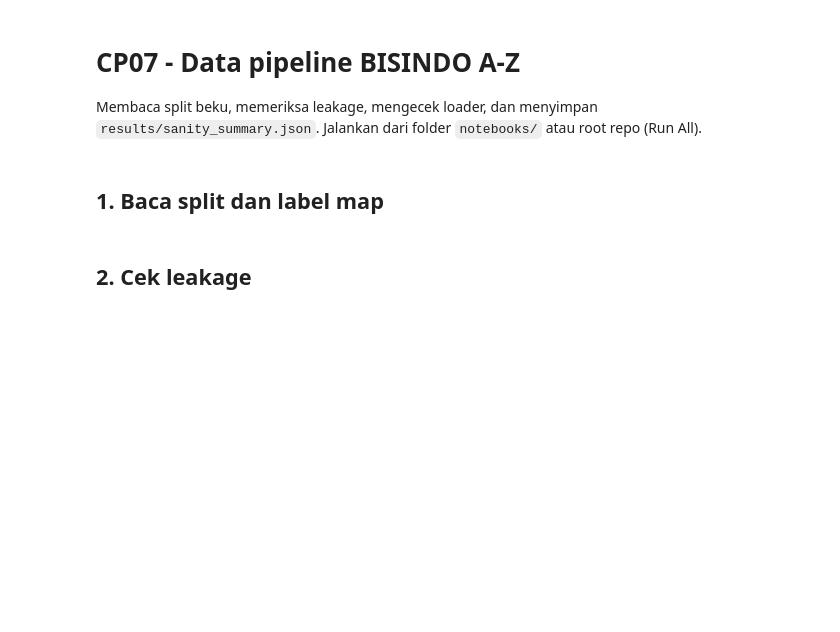
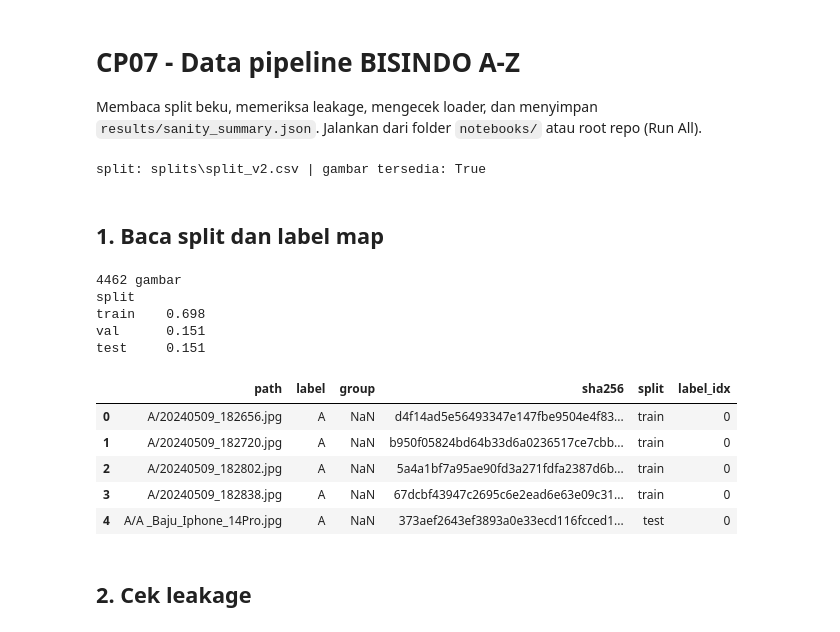
Before and after one commit to loeychanpy/Bisindo-cv, a Jupyter notebook: notebooks/bisindo_cp07_data_pipeline.ipynb, the cells around one changed output. Drawn from its saved outputs; the diff is of its cells as text; code cells hidden in the pictures; blank space fills up the shorter version.

```diff
--- a/notebooks/bisindo_cp07_data_pipeline.ipynb
+++ b/notebooks/bisindo_cp07_data_pipeline.ipynb
@@ -19,30 +19,44 @@ cfg = yaml.safe_load((ROOT / "configs/config.yaml").read_text())
 SEED = cfg["seed"]
 np.random.seed(SEED)
 
-# config.yaml menyebut split_v1.csv; file yang sekarang ada adalah splits.csv
-SPLIT_PATH = ROOT / cfg["split_path"]
-if not SPLIT_PATH.exists():
-    SPLIT_PATH = ROOT / "splits/splits.csv"
+SPLIT_PATH = ROOT / cfg["split_path"]          # split_v1.csv dari src/make_split.py
 LABEL_MAP_PATH = ROOT / cfg["label_map_path"]
 RESULTS = ROOT / cfg["results_dir"]
-DATA_ROOT = ROOT / "data/BISINDO Indonesian Sign Language Alphabet Image Data"
-HAS_IMAGES = DATA_ROOT.exists()
+DATA_ROOT = ROOT / cfg["data_dir"]           # path di CSV relatif ke folder ini
+assert DATA_ROOT.exists(), f"data mentah tidak ditemukan: {DATA_ROOT}"
+HAS_IMAGES = True
 print("split:", SPLIT_PATH.relative_to(ROOT), "| gambar tersedia:", HAS_IMAGES)
+# %% [output]
+split: splits\split_v2.csv | gambar tersedia: True
 # %% [markdown]
 ## 1. Baca split dan label map
 # %%
 df = pd.read_csv(SPLIT_PATH)
-need = {"path", "label", "label_idx", "split"}
+need = {"path", "label", "split"}
 assert need <= set(df.columns), f"kolom kurang: {need - set(df.columns)}"
 assert set(df["split"]) == {"train", "val", "test"}
 
-# label map: satu-satunya sumber pemetaan A-Z -> 0-25
-LABEL_MAP_PATH.parent.mkdir(parents=True, exist_ok=True)
-LABEL_MAP_PATH.write_text(json.dumps(ds.CLASS_TO_IDX, indent=2))
-assert (df["label"].map(ds.CLASS_TO_IDX) == df["label_idx"]).all()
+# label map ditulis make_split.py; di sini hanya dibaca dan dicocokkan dengan dataset.py
+label_map = json.loads(LABEL_MAP_PATH.read_text())
+assert label_map == ds.CLASS_TO_IDX, "label_map.json beda dengan CLASS_TO_IDX"
+if "label_idx" not in df.columns:
+    df["label_idx"] = df["label"].map(label_map)
+assert df["label_idx"].notna().all()
 
 print(len(df), "gambar")
 print(df["split"].value_counts(normalize=True).round(3).to_string())
 df.head()
+# %% [output]
+4462 gambar
+split
+train    0.698
+val      0.151
+test     0.151
+|  | path | label | group | sha256 | split | label_idx |
+| 0 | A/20240509_182656.jpg | A | NaN | d4f14ad5e56493347e147fbe9504e4f83... | train | 0 |
+| 1 | A/20240509_182720.jpg | A | NaN | b950f05824bd64b33d6a0236517ce7cbb... | train | 0 |
+| 2 | A/20240509_182802.jpg | A | NaN | 5a4a1bf7a95ae90fd3a271fdfa2387d6b... | train | 0 |
+| 3 | A/20240509_182838.jpg | A | NaN | 67dcbf43947c2695c6e2ead6e63e09c31... | train | 0 |
+| 4 | A/A _Baju_Iphone_14Pro.jpg | A | NaN | 373aef2643ef3893a0e33ecd116fcced1... | test | 0 |
 # %% [markdown]
 ## 2. Cek leakage
```
Also changed, not shown: parts of 8 cells of this notebook, 23 other files.
